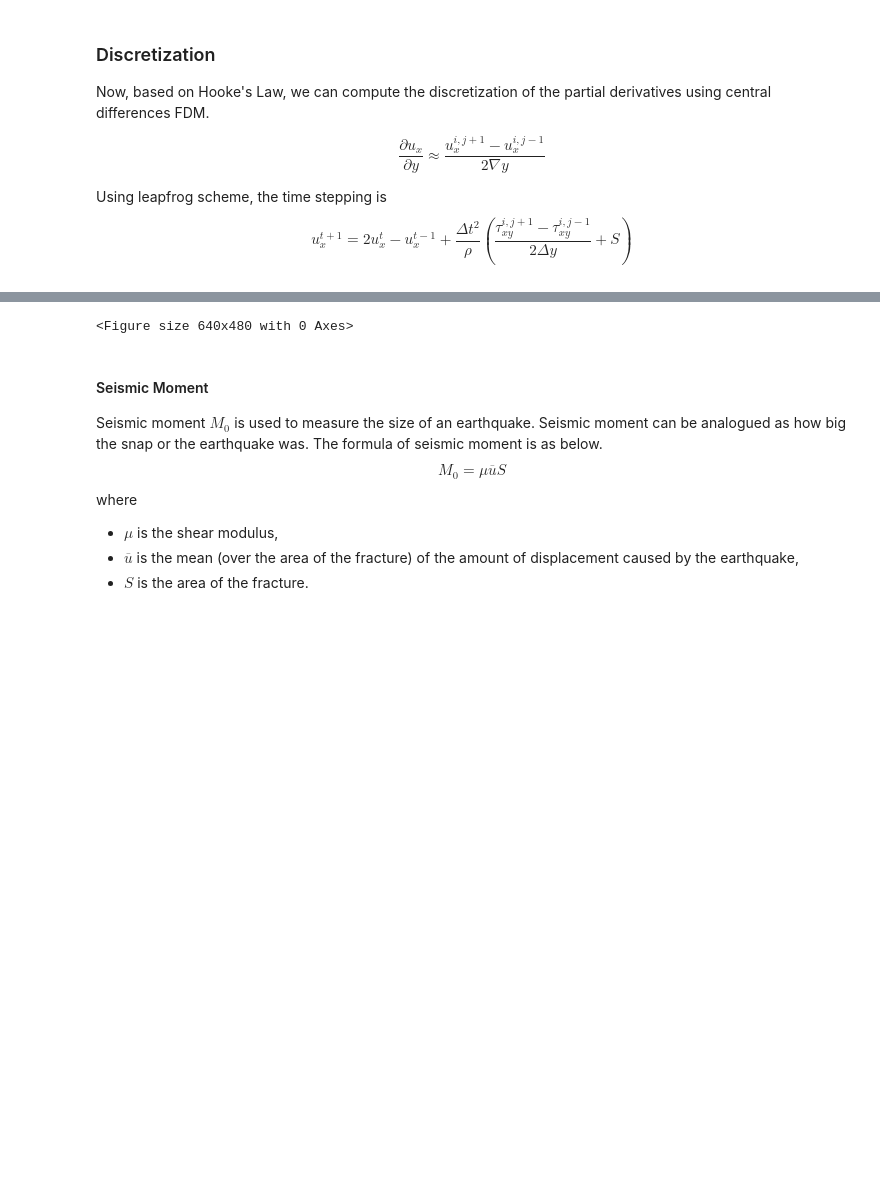
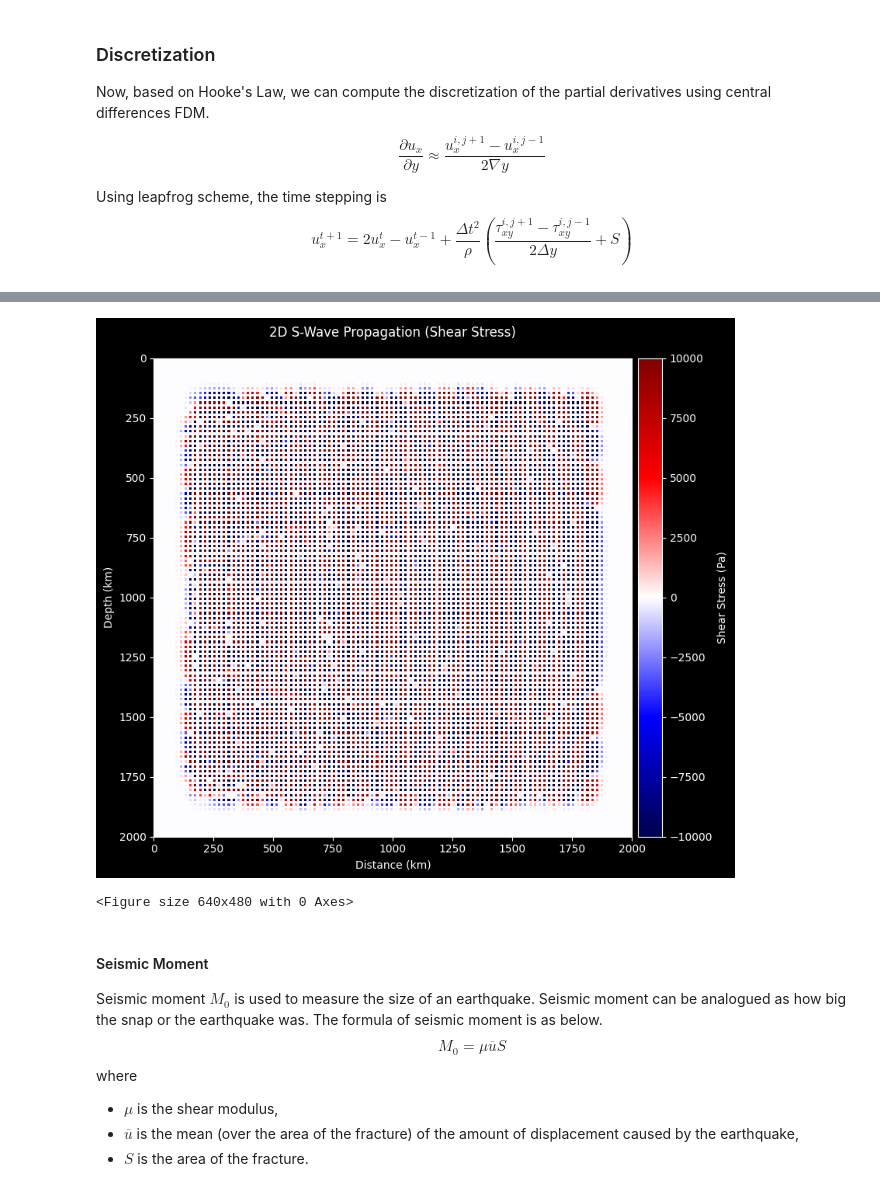
Before and after one commit to ellisraputri/Computational-Physics-Final-Project, a Jupyter notebook: matplotlib_version/S_wave/S_wave_disp.ipynb, the cells around one changed output, grey strips where cells are left out. Saved outputs shown, nothing was run; the diff lists cells and outputs as text; code cells hidden in the pictures; blank space fills up the shorter version.

Commit message:
feat: s wave stress simulation

```diff
--- a/matplotlib_version/S_wave/S_wave_disp.ipynb
+++ b/matplotlib_version/S_wave/S_wave_disp.ipynb
@@ -32,7 +32,7 @@ PLOT_EVERY = 5
 # For Laplacian Approximation using FDM
 DX = (XMAX - XMIN) / NX  # Spatial step (m)
 DT = 0.001  # Time step (s)
-NT = 900
+NT = 1200
 # %% [markdown]
 #### Shear Modulus
 Shear Modulus is used to measure how materials withstand deformation when a force is applied to the materials. The formula is
@@ -53,6 +53,8 @@ ux = np.zeros((NX, NY))  # x-component of displacement
 uy = np.zeros((NX, NY))  # y-component of displacement
 ux_prev = np.zeros((NX, NY))  # Previous time step
 uy_prev = np.zeros((NX, NY))  # Previous time step
+
+tau_xy = np.zeros((NX, NY)) # shear stress
 # %%
 # Damping or Absorbing Boundary
 ABL_WIDTH = 20 #grid point on simulation area's edge for absorbing
@@ -76,7 +78,7 @@ where
 - $f_0$ is the peak frequency in Hertz
 # %%
 # Seismic source (Ricker wavelet at center)
-def ricker_wavelet(t, f0=20.0):
+def ricker_wavelet(t, f0=15.0):
     return (1.0 - 2.0*(np.pi*f0*t)**2) * np.exp(-(np.pi*f0*t)**2)
 
 source_x, source_y = NX//4, NY//2  # Source position
@@ -85,7 +87,7 @@ source_times = np.arange(NT) * DT # Time values
 # Pressure amplitude
 # The peak will occur on t which is source_times-0.1 or in
 # 0.1 seconds instead right at t=0, so that it is smoother
-source_amp = ricker_wavelet(source_times - 0.1, f0=20.0) * 1e6
+source_amp = ricker_wavelet(source_times - 0.1, f0=15.0) * 1e6
 # %% [markdown]
 #### Hooke Law
 Hooke Law is used for expressing the stress-strain relationship in the medium.
@@ -106,8 +108,7 @@ u_x^{t+1} = 2u_x^t - u_x^{t-1} + \frac{\Delta t^2}{\rho} \left( \frac{\tau_{xy}^
 $$
 # %%
 def update_wave(n):
-    """Update the wave field for one time step for SV-waves"""
-    global ux, uy, ux_prev, uy_prev
+    global ux, uy, ux_prev, uy_prev, tau_xy
 
     # Add source (vertical force)
     if n < len(source_amp):
@@ -125,7 +126,8 @@ def update_wave(n):
     duy_dx[1:-1, 1:-1] = (uy[2:, 1:-1] - uy[:-2, 1:-1]) / (2*DX)
     duy_dy[1:-1, 1:-1] = (uy[1:-1, 2:] - uy[1:-1, :-2]) / (2*DX)
 
-    tau_xy = MU * (duy_dx + dux_dy)
+    tau_xy_now = MU * (duy_dx + dux_dy)
+    tau_xy[:, :] = tau_xy_now
 
     ux_new = np.zeros_like(ux)
     uy_new = np.zeros_like(uy)
@@ -134,7 +136,7 @@ def update_wave(n):
     ux_new[1:-1, 1:-1] = (
         2*ux[1:-1, 1:-1] - ux_prev[1:-1, 1:-1] +
         (DT**2 / RHO[1:-1, 1:-1]) * (
-            (tau_xy[1:-1, 2:] - tau_xy[1:-1, :-2]) / (2*DX)  # ∂τ_xy/∂y
+            (tau_xy_now[1:-1, 2:] - tau_xy_now[1:-1, :-2]) / (2*DX)  # ∂τ_xy/∂y
         )
     )
 
@@ -142,7 +144,7 @@ def update_wave(n):
     uy_new[1:-1, 1:-1] = (
         2*uy[1:-1, 1:-1] - uy_prev[1:-1, 1:-1] +
         (DT**2 / RHO[1:-1, 1:-1]) * (
-            (tau_xy[2:, 1:-1] - tau_xy[:-2, 1:-1]) / (2*DX)  # ∂τ_xy/∂x
+            (tau_xy_now[2:, 1:-1] - tau_xy_now[:-2, 1:-1]) / (2*DX)  # ∂τ_xy/∂x
         )
     )
 
@@ -202,8 +196,48 @@ ani = FuncAnimation(fig, update, frames=NT//PLOT_EVERY,
                    interval=50, blit=True)
 plt.tight_layout()
 plt.show()
-# %% [output]
-<Figure size 640x480 with 0 Axes>
 # %%
 ffmpeg_writer = animation.FFMpegWriter(fps=20)
 ani.save('test_s_wave1.mp4', writer=ffmpeg_writer)
+# %%
+# plt.style.use('light_background')  # For better contrast
+# fig, ax = plt.subplots(figsize=(12, 8), dpi=100)
+# extent = [XMIN/1000, XMAX/1000, YMAX/1000, YMIN/1000]  # km units
+
+# # Improved Visualization Parameters
+# img = ax.imshow(tau_xy.T, extent=extent,
+#                cmap='seismic',
+#                vmin=-1e5, vmax=1e5,
+#                interpolation='bilinear',  # Smoother rendering
+#                aspect='auto')
+
+fig, ax = plt.subplots(figsize=(10, 8))
+img = ax.imshow(tau_xy.T, extent=[XMIN, XMAX, YMAX, YMIN],
+                cmap='seismic', vmin=-1e4, vmax=1e4)
+
+plt.colorbar(img, label='Shear Stress (Pa)', pad=0.01)
+ax.set_title("2D S-Wave Propagation (Shear Stress)", pad=20)
+ax.set_xlabel("Distance (km)")
+ax.set_ylabel("Depth (km)")
+ax.grid(False)
+
+from scipy.ndimage import gaussian_filter
+
+
+def update_stress(frame):
+    """Update function for animation"""
+    for _ in range(PLOT_EVERY):
+        update_wave(frame * PLOT_EVERY + _)
+    tau_smoothed = gaussian_filter(tau_xy, sigma=1.0)
+    img.set_array(tau_smoothed.T)
+    img.set_clim(-np.max(np.abs(tau_smoothed)), np.max(np.abs(tau_smoothed)))  # Auto-scale
+    return [img]
+# %% [output]
+[figure, added]
+# %%
+ani_stress = FuncAnimation(fig, update_stress, frames=NT//PLOT_EVERY,
+                   interval=50, blit=True)
+plt.tight_layout()
+plt.show()
+# %% [output]
+<Figure size 640x480 with 0 Axes>
```
Also changed, not shown: parts of 4 cells of this notebook, 3 other files.
